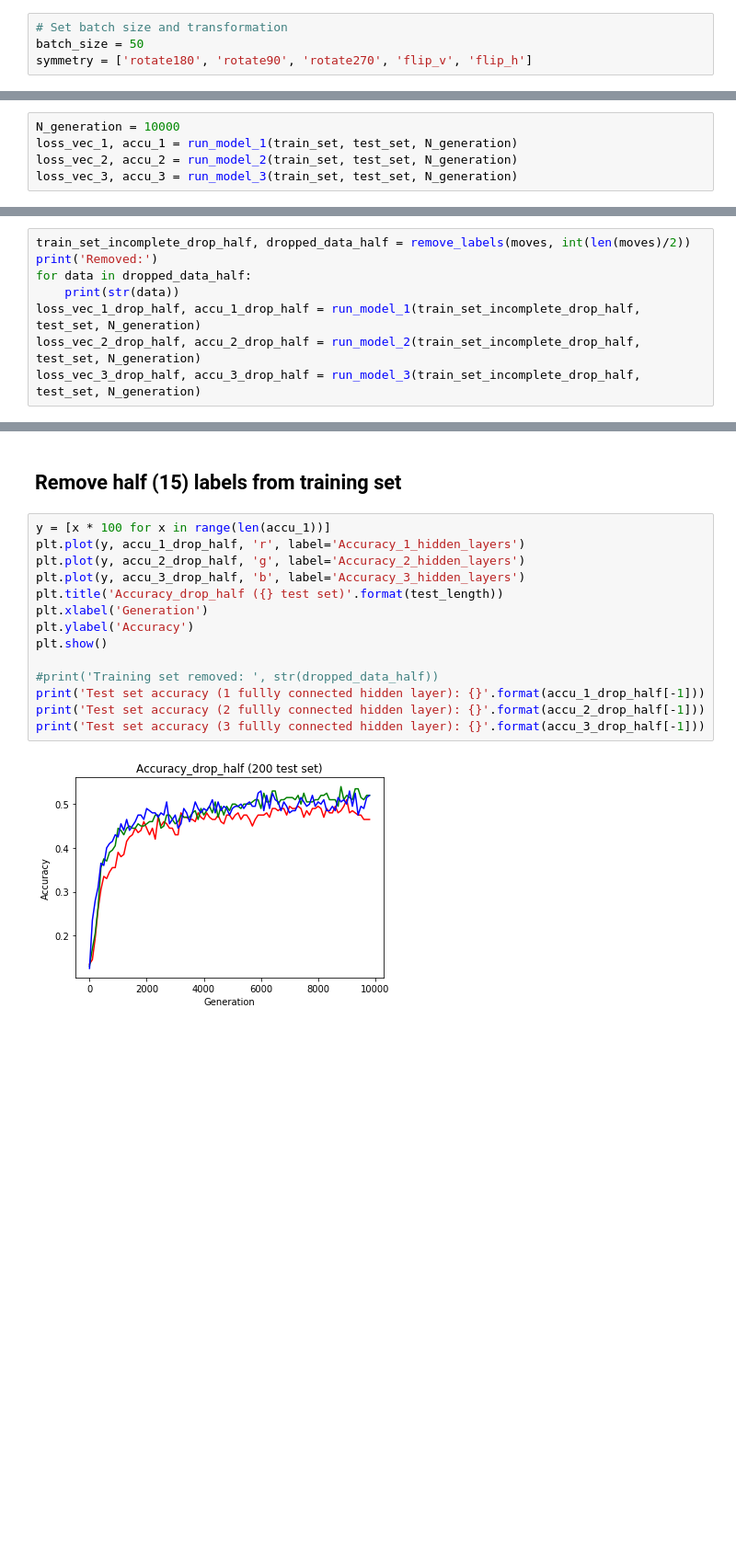
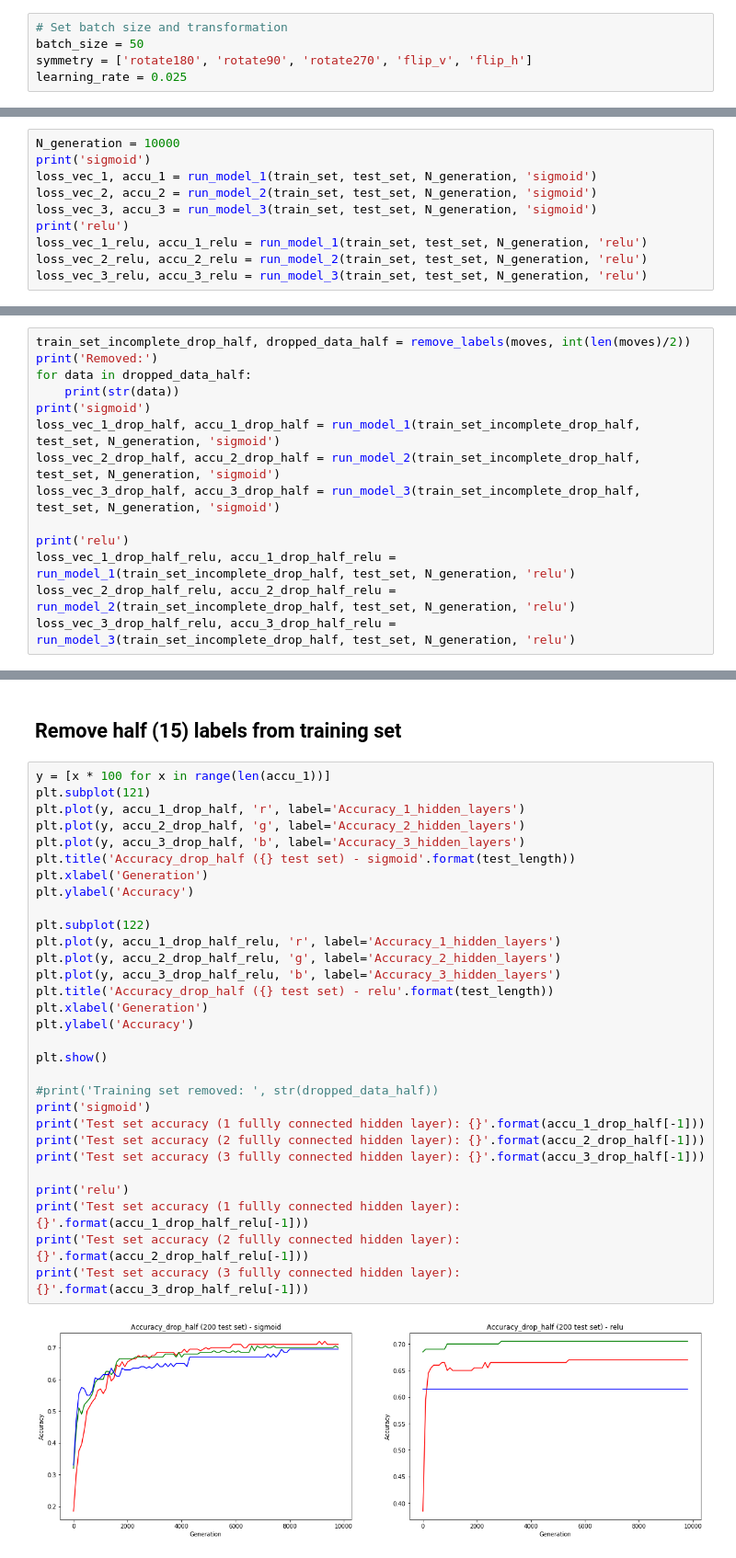
Before and after one commit to jerryzhu1/ProjectX, a Jupyter notebook: Learn tic tac toe with NN.ipynb, the cells around one changed output, grey strips where cells are left out. Shown at 92% size. Cells and saved outputs as stored; diff of their text form; blank space fills up the shorter version.

```diff
--- a/Learn tic tac toe with NN.ipynb
+++ b/Learn tic tac toe with NN.ipynb
@@ -10,6 +10,7 @@ ops.reset_default_graph()
 # Set batch size and transformation
 batch_size = 50
 symmetry = ['rotate180', 'rotate90', 'rotate270', 'flip_v', 'flip_h']
+learning_rate = 0.025
 # %%
 # generate new boards and response with transformation
 def get_symmetry(board, play_response, transformation):
@@ -265,6 +292,11 @@ def run_model_3(train_set, test_set, N):
 # %%
 N_generation = 10000
-loss_vec_1, accu_1 = run_model_1(train_set, test_set, N_generation)
-loss_vec_2, accu_2 = run_model_2(train_set, test_set, N_generation)
-loss_vec_3, accu_3 = run_model_3(train_set, test_set, N_generation)
+print('sigmoid')
+loss_vec_1, accu_1 = run_model_1(train_set, test_set, N_generation, 'sigmoid')
+loss_vec_2, accu_2 = run_model_2(train_set, test_set, N_generation, 'sigmoid')
+loss_vec_3, accu_3 = run_model_3(train_set, test_set, N_generation, 'sigmoid')
+print('relu')
+loss_vec_1_relu, accu_1_relu = run_model_1(train_set, test_set, N_generation, 'relu')
+loss_vec_2_relu, accu_2_relu = run_model_2(train_set, test_set, N_generation, 'relu')
+loss_vec_3_relu, accu_3_relu = run_model_3(train_set, test_set, N_generation, 'relu')
 # %% [output]
@@ -339,8 +408,14 @@ train_set_incomplete_drop_half, dropped_data_half = remove_labels(moves, int(len
 print('Removed:')
 for data in dropped_data_half:
     print(str(data))
-loss_vec_1_drop_half, accu_1_drop_half = run_model_1(train_set_incomplete_drop_half, test_set, N_generation)
-loss_vec_2_drop_half, accu_2_drop_half = run_model_2(train_set_incomplete_drop_half, test_set, N_generation)
-loss_vec_3_drop_half, accu_3_drop_half = run_model_3(train_set_incomplete_drop_half, test_set, N_generation)
+print('sigmoid')
+loss_vec_1_drop_half, accu_1_drop_half = run_model_1(train_set_incomplete_drop_half, test_set, N_generation, 'sigmoid')
+loss_vec_2_drop_half, accu_2_drop_half = run_model_2(train_set_incomplete_drop_half, test_set, N_generation, 'sigmoid')
+loss_vec_3_drop_half, accu_3_drop_half = run_model_3(train_set_incomplete_drop_half, test_set, N_generation, 'sigmoid')
+
+print('relu')
+loss_vec_1_drop_half_relu, accu_1_drop_half_relu = run_model_1(train_set_incomplete_drop_half, test_set, N_generation, 'relu')
+loss_vec_2_drop_half_relu, accu_2_drop_half_relu = run_model_2(train_set_incomplete_drop_half, test_set, N_generation, 'relu')
+loss_vec_3_drop_half_relu, accu_3_drop_half_relu = run_model_3(train_set_incomplete_drop_half, test_set, N_generation, 'relu')
 # %% [output]
 Removed:
@@ -377,17 +464,33 @@ plt.show()
 ## Remove half (15) labels from training set
 # %%
 y = [x * 100 for x in range(len(accu_1))]
+plt.subplot(121)
 plt.plot(y, accu_1_drop_half, 'r', label='Accuracy_1_hidden_layers')
 plt.plot(y, accu_2_drop_half, 'g', label='Accuracy_2_hidden_layers')
 plt.plot(y, accu_3_drop_half, 'b', label='Accuracy_3_hidden_layers')
-plt.title('Accuracy_drop_half ({} test set)'.format(test_length))
+plt.title('Accuracy_drop_half ({} test set) - sigmoid'.format(test_length))
 plt.xlabel('Generation')
 plt.ylabel('Accuracy')
+
+plt.subplot(122)
+plt.plot(y, accu_1_drop_half_relu, 'r', label='Accuracy_1_hidden_layers')
+plt.plot(y, accu_2_drop_half_relu, 'g', label='Accuracy_2_hidden_layers')
+plt.plot(y, accu_3_drop_half_relu, 'b', label='Accuracy_3_hidden_layers')
+plt.title('Accuracy_drop_half ({} test set) - relu'.format(test_length))
+plt.xlabel('Generation')
+plt.ylabel('Accuracy')
+
 plt.show()
 
 #print('Training set removed: ', str(dropped_data_half))
+print('sigmoid')
 print('Test set accuracy (1 fullly connected hidden layer): {}'.format(accu_1_drop_half[-1]))
 print('Test set accuracy (2 fullly connected hidden layer): {}'.format(accu_2_drop_half[-1]))
 print('Test set accuracy (3 fullly connected hidden layer): {}'.format(accu_3_drop_half[-1]))
+
+print('relu')
+print('Test set accuracy (1 fullly connected hidden layer): {}'.format(accu_1_drop_half_relu[-1]))
+print('Test set accuracy (2 fullly connected hidden layer): {}'.format(accu_2_drop_half_relu[-1]))
+print('Test set accuracy (3 fullly connected hidden layer): {}'.format(accu_3_drop_half_relu[-1]))
 # %% [output]
-[figure, old version]
+[figure, new version]
```
Also changed, not shown: parts of 16 cells of this notebook, 1 other file.
